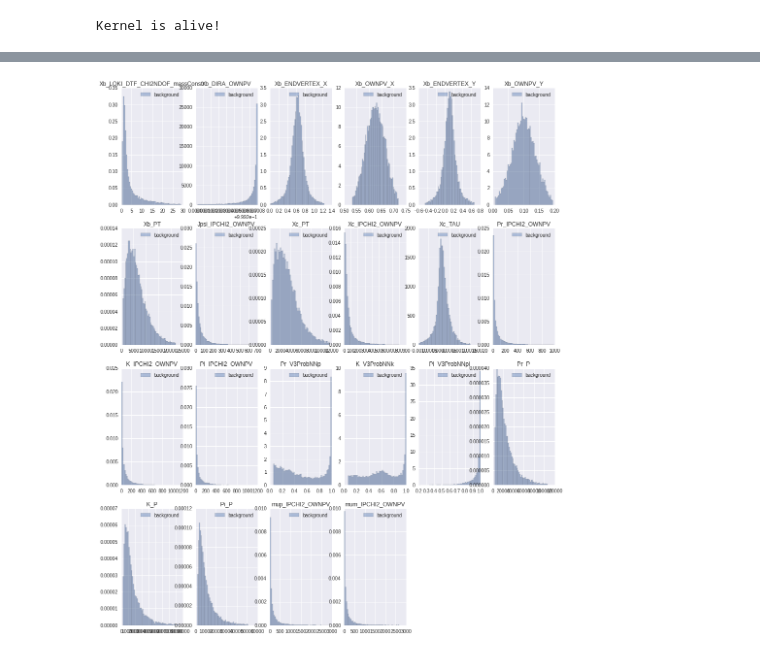
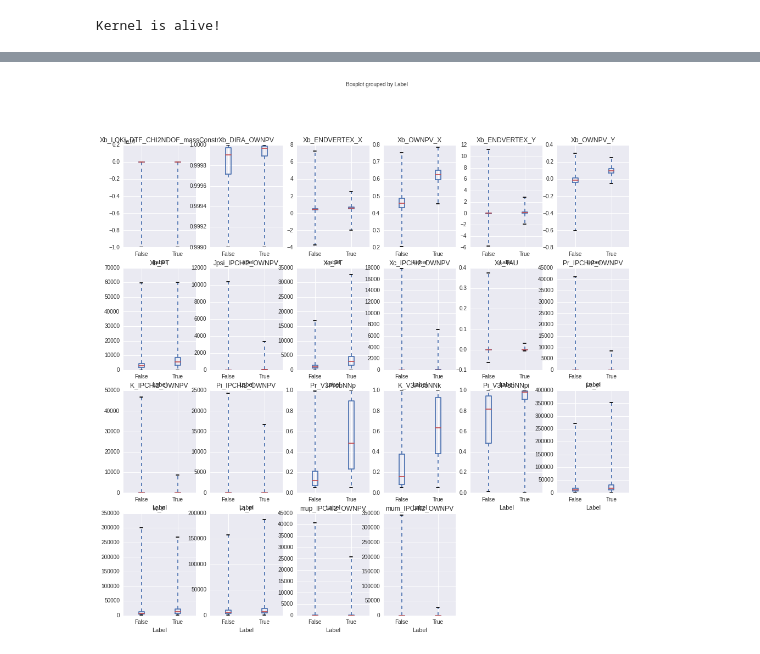
Before and after one commit to adendek/Xibc, a Jupyter notebook: MachineLearning/Xibc2JpisLc/sklearn/BDT-XGboost.ipynb, the cells around one changed output, grey strips where cells are left out. Drawn from its saved outputs; the diff is of its cells as text; code cells hidden in the pictures.

```diff
--- a/MachineLearning/Xibc2JpisLc/sklearn/BDT-XGboost.ipynb
+++ b/MachineLearning/Xibc2JpisLc/sklearn/BDT-XGboost.ipynb
@@ -124,4 +135,12 @@ print_features_histograms(features, target)
-# %%
-print_features_histograms(features, target)
-# %% [output]
-[figure, removed]
+# %%
+def feature_boxplot(features):
+    for n, feature in enumerate(features):
+    # add sub plot on our figure
+        ax = fig.add_subplot(features.shape[1] // 5 + 1, 6, n + 1)
+        data.boxplot(feature,by='Label', ax=ax, whis='range');
+        ax.legend(loc='best')
+# %%
+fig = plt.figure(figsize=(16,  20))
+feature_boxplot(features)
+# %% [output]
+[figure, added]
```
Also changed, not shown: parts of 24 cells of this notebook, 4 other files.
